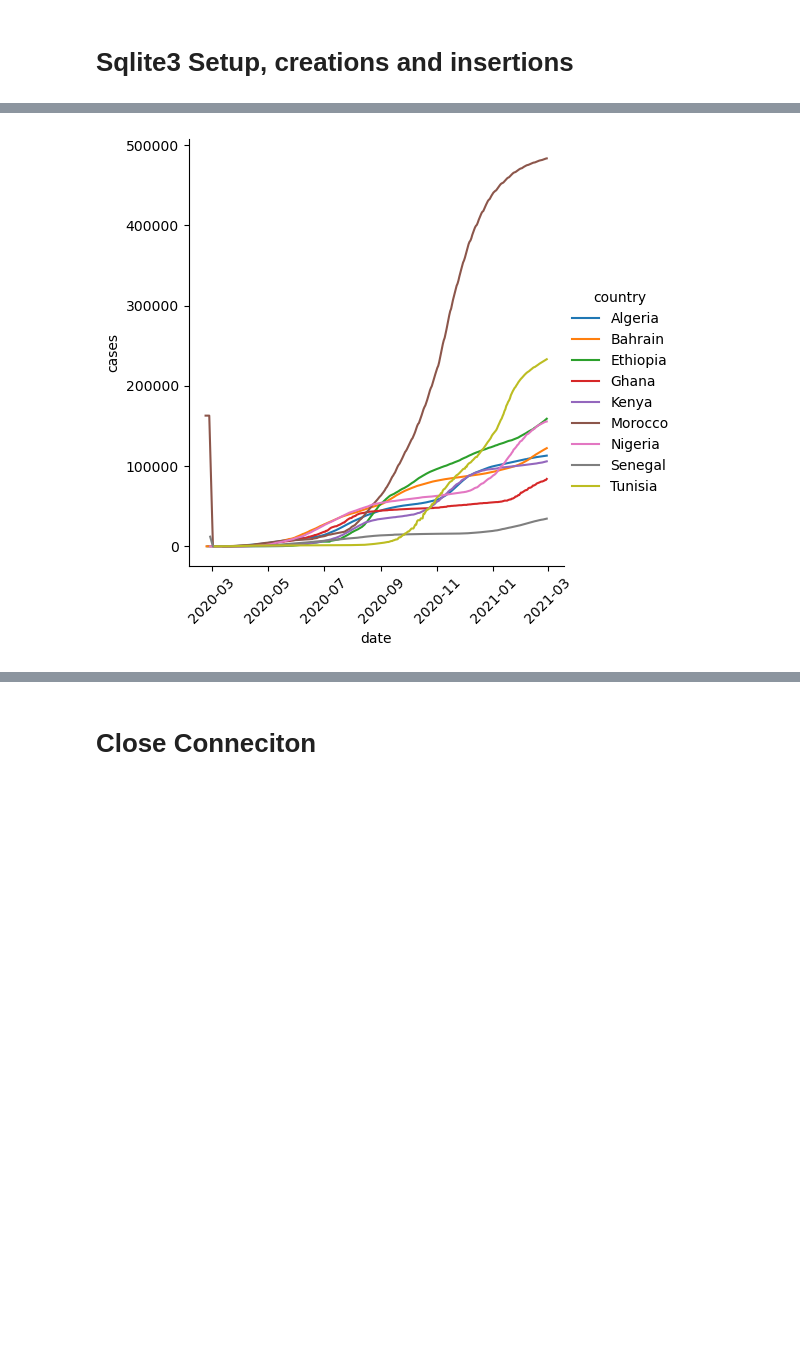
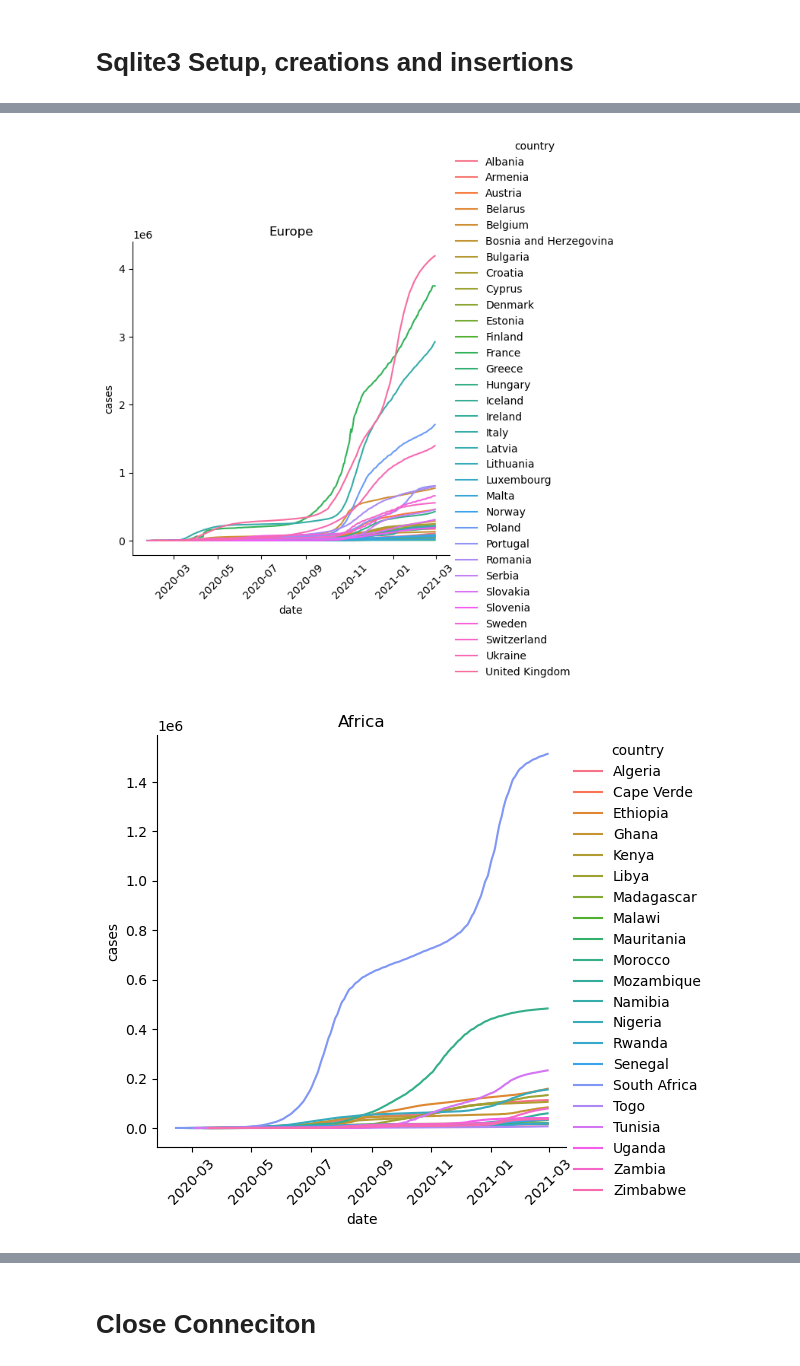
Before and after one commit to roberthobblebottom/COVID19-Algeria-and-World-Dataset, a Jupyter notebook: covid-19-data-analysis-algeria-and-the-world - Ng Guangren, Ryan.ipynb, the cells around one changed output, grey strips where cells are left out. Saved outputs shown, nothing was run; the diff lists cells and outputs as text; code cells hidden in the pictures; blank space fills up the shorter version.

```diff
--- a/covid-19-data-analysis-algeria-and-the-world - Ng Guangren, Ryan.ipynb
+++ b/covid-19-data-analysis-algeria-and-the-world - Ng Guangren, Ryan.ipynb
@@ -236,13 +218,15 @@ memory usage: 4.1+ MB
 # %%
-t =cur.execute('''SELECT date,cases,country
+t =cur.execute('''SELECT date,cases,country,continent
 FROM covid19_country_data''')
 
-df = pd.DataFrame(t.fetchall(),columns= ["date","cases","country" ])
+df = pd.DataFrame(t.fetchall(),columns= ["date","cases","country","continent" ])
 df.date = pd.to_datetime(df.date)
 # %%
-new_var = df.country.isin(['Algeria', 'Bahrain', 'Ethiopia', 'Ghana', 'Kenya', 'Morocco', 'Nigeria', 'Senegal', 'Tunisia'])
-sns.relplot(data=df[new_var],x="date",y="cases",hue="country",kind="line")
-plt.xticks(rotation=45)
-plt.show()
+for continent in df.continent.unique():
+    sns.relplot(data=df[df.continent==continent],x="date",y="cases",hue="country",kind="line")
+    plt.title(continent)
+    plt.xticks(rotation=45)
+    plt.show()
 # %% [output]
-[figure, old version]
+[figure, new version]
+[figure, added]
```
Also changed, not shown: parts of 19 cells of this notebook, 1 other file.
